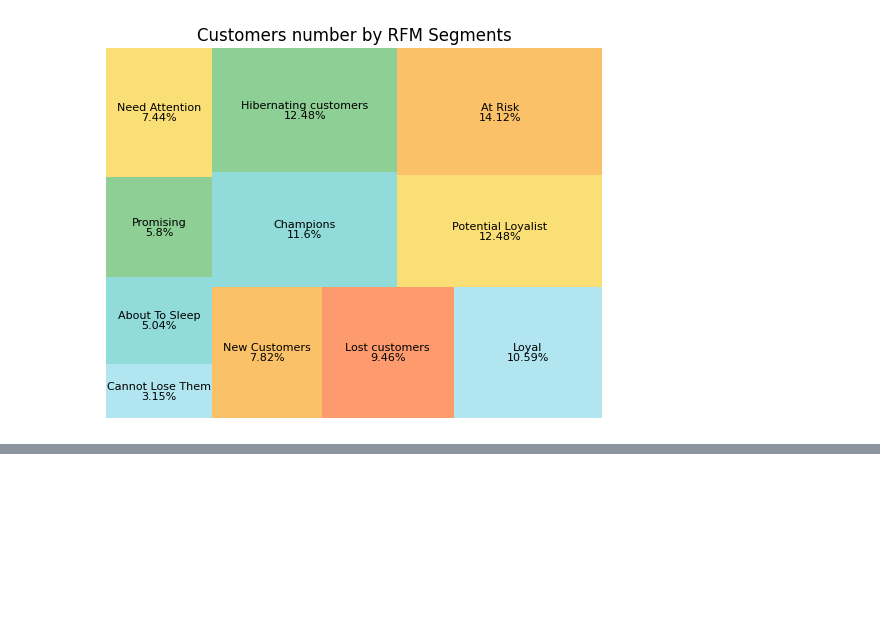
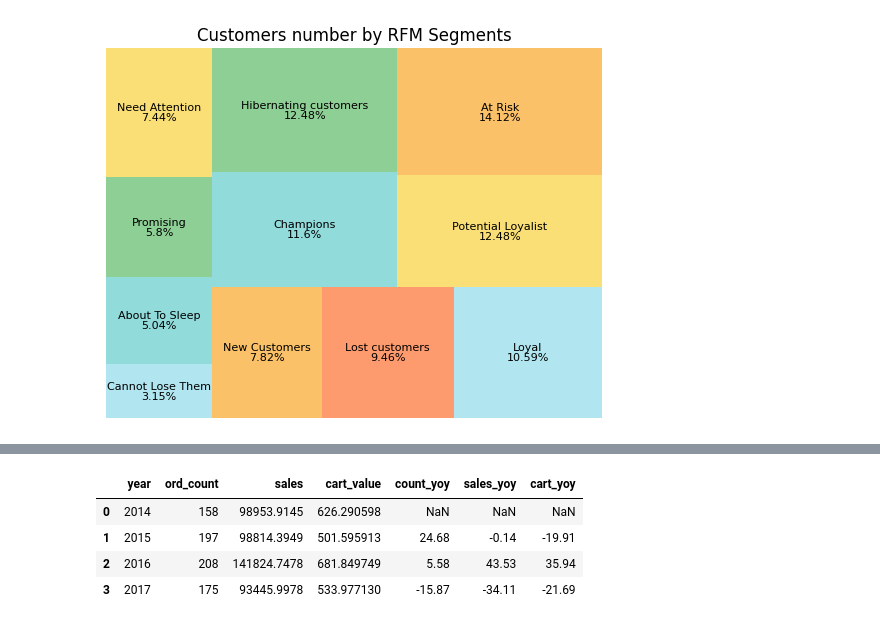
Before and after one commit to MinhAnh99/Python_RFM_Analysis, a Jupyter notebook: MinhAnh_RFM_Analysis_Project.ipynb, the cells around one changed output, grey strips where cells are left out. Cells and saved outputs as stored; diff of their text form; code cells hidden in the pictures; blank space fills up the shorter version.

```diff
--- a/MinhAnh_RFM_Analysis_Project.ipynb
+++ b/MinhAnh_RFM_Analysis_Project.ipynb
@@ -220,0 +348,20 @@ plt.show()
+# %%
+# Split the table with only the At Risk segment
+risk =  data.query('segment=="At Risk" and Returned!="Yes"')
+# %%
+# Phân tích số lượng đơn hàng, sales và cart value theo năm
+risk_ord=risk.groupby('year').agg(ord_count=('Order ID','nunique'),
+                               sales=('Sales','sum')).reset_index()
+
+risk_ord['cart_value'] = risk_ord['sales']/risk_ord['ord_count']
+risk_ord['count_yoy'] = risk_ord['ord_count'].pct_change().round(4)*100
+risk_ord['sales_yoy'] = risk_ord['sales'].pct_change().round(4)*100
+risk_ord['cart_yoy'] = risk_ord['cart_value'].pct_change().round(4)*100
+risk_ord.sort_values(by='year',inplace=True)
+risk_ord
+# %% [output]
+|  | year | ord_count | sales | cart_value | count_yoy | sales_yoy | cart_yoy |
+| 0 | 2014 | 158 | 98953.9145 | 626.290598 | NaN | NaN | NaN |
+| 1 | 2015 | 197 | 98814.3949 | 501.595913 | 24.68 | -0.14 | -19.91 |
+| 2 | 2016 | 208 | 141824.7478 | 681.849749 | 5.58 | 43.53 | 35.94 |
+| 3 | 2017 | 175 | 93445.9978 | 533.977130 | -15.87 | -34.11 | -21.69 |
```
Also changed, not shown: parts of 31 cells of this notebook.
